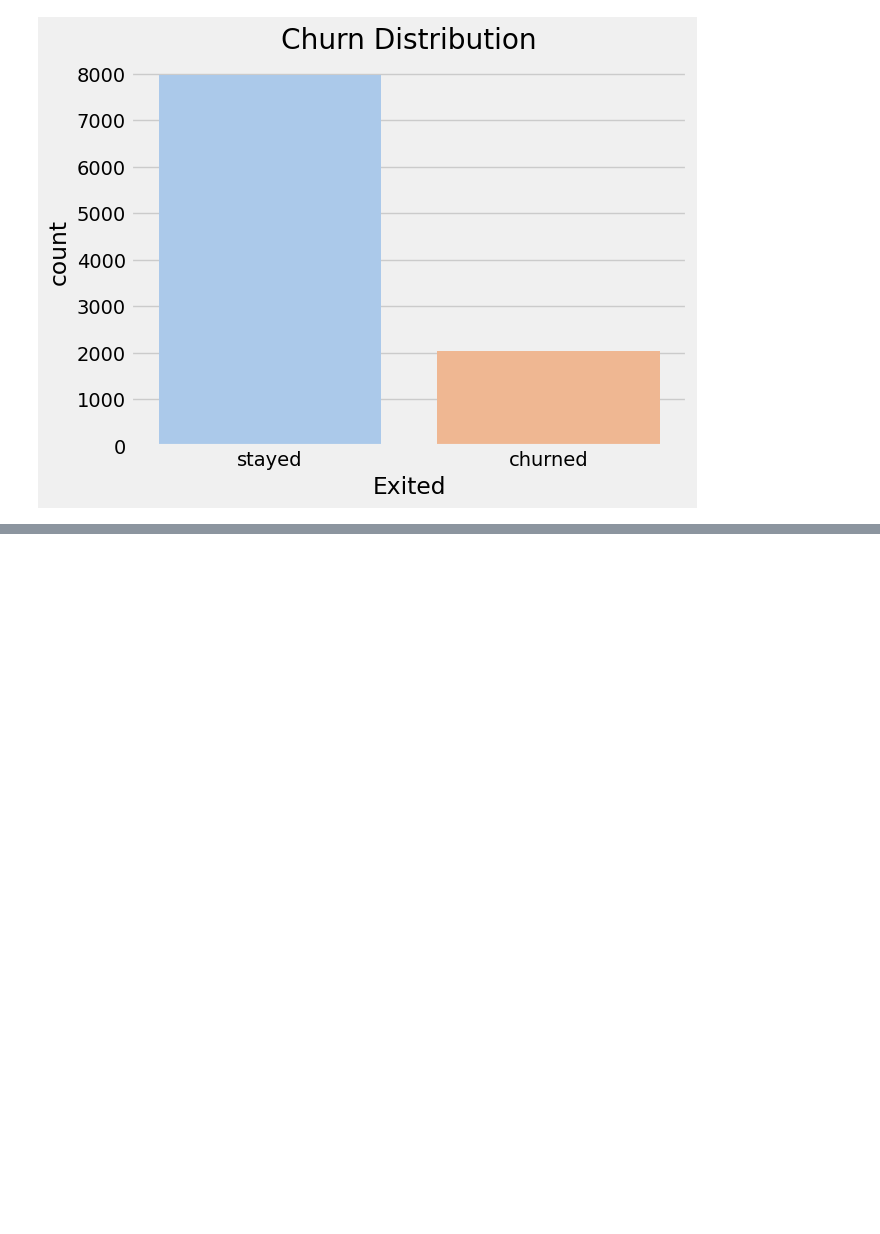
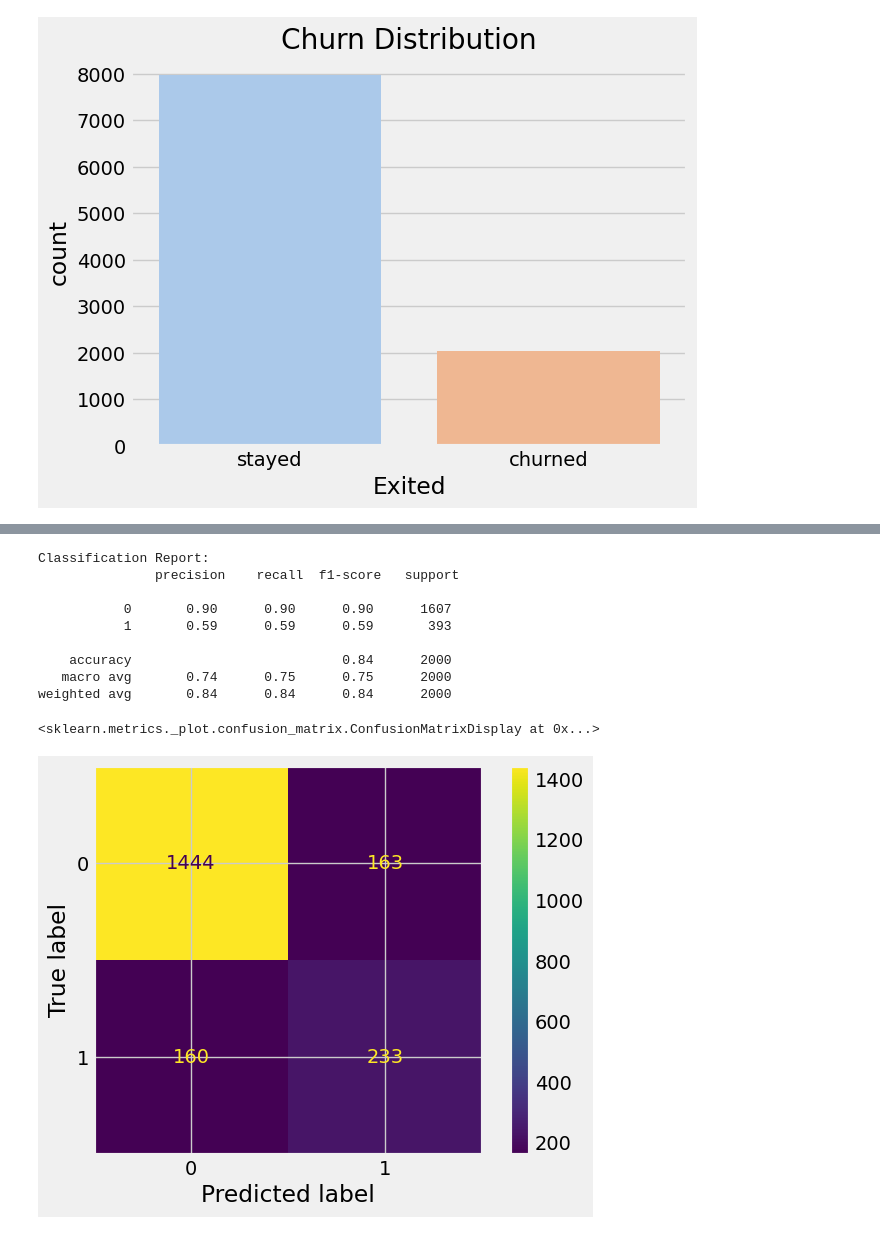
Before and after one commit to Sahilsharma500/customer-churn-prediction, a Jupyter notebook: model-training/mt.ipynb, the cells around one changed output, grey strips where cells are left out. Cells and saved outputs as stored; diff of their text form; code cells hidden in the pictures; blank space fills up the shorter version.

```diff
--- a/model-training/mt.ipynb
+++ b/model-training/mt.ipynb
@@ -123,0 +179,3 @@ plot_distribution(df, 'CreditScore')
+# %%
+geo_encoded_df = pd.DataFrame(geo_encoder.toarray(), columns=onehot_encoder_geo.get_feature_names_out(['Geography']))
+geo_encoded_df
@@ -123,0 +196,3 @@ plot_distribution(df, 'CreditScore')
+# %%
+df = pd.concat([df.drop('Geography', axis=1),geo_encoded_df], axis=1)
+df.head()
@@ -123,0 +233,18 @@ plot_distribution(df, 'CreditScore')
+# %%
+from sklearn.model_selection import train_test_split
+from sklearn.preprocessing import StandardScaler
+## Divide the dataset into dependent and ndependent dataset
+X=df.drop('Exited',axis=1)
+y=df['Exited']
+
+## Split the data in training and testing sets
+X_train, X_test, y_train, y_test = train_test_split(X,y,test_size=0.2,random_state=42)
+
+##Scale these features
+scaler = StandardScaler()
+X_train = scaler.fit_transform(X_train)
+X_test = scaler.transform(X_test)
+
+from imblearn.over_sampling import SMOTE
+smote = SMOTE(random_state=42)
+X_train_res, y_train_res = smote.fit_resample(X_train, y_train)
@@ -123,0 +331,29 @@ plot_distribution(df, 'CreditScore')
+# %%
+from sklearn.ensemble import RandomForestClassifier
+
+best_rf = RandomForestClassifier(max_depth=None, n_estimators=100, random_state=42)
+best_rf.fit(X_train_res, y_train_res)
+
+from sklearn.metrics import classification_report, confusion_matrix, ConfusionMatrixDisplay
+
+y_pred = best_rf.predict(X_test)
+
+# Print classification report
+print("Classification Report:\n", classification_report(y_test, y_pred))
+
+# Confusion matrix
+cm = confusion_matrix(y_test, y_pred)
+disp = ConfusionMatrixDisplay(confusion_matrix=cm)
+disp.plot()
+# %% [output]
+Classification Report:
+               precision    recall  f1-score   support
+
+           0       0.90      0.90      0.90      1607
+           1       0.59      0.59      0.59       393
+
+    accuracy                           0.84      2000
+   macro avg       0.74      0.75      0.75      2000
+weighted avg       0.84      0.84      0.84      2000
+<sklearn.metrics._plot.confusion_matrix.ConfusionMatrixDisplay at 0x...>
+[figure, added]
```
Also changed, not shown: parts of 32 cells of this notebook, 2 other files.
